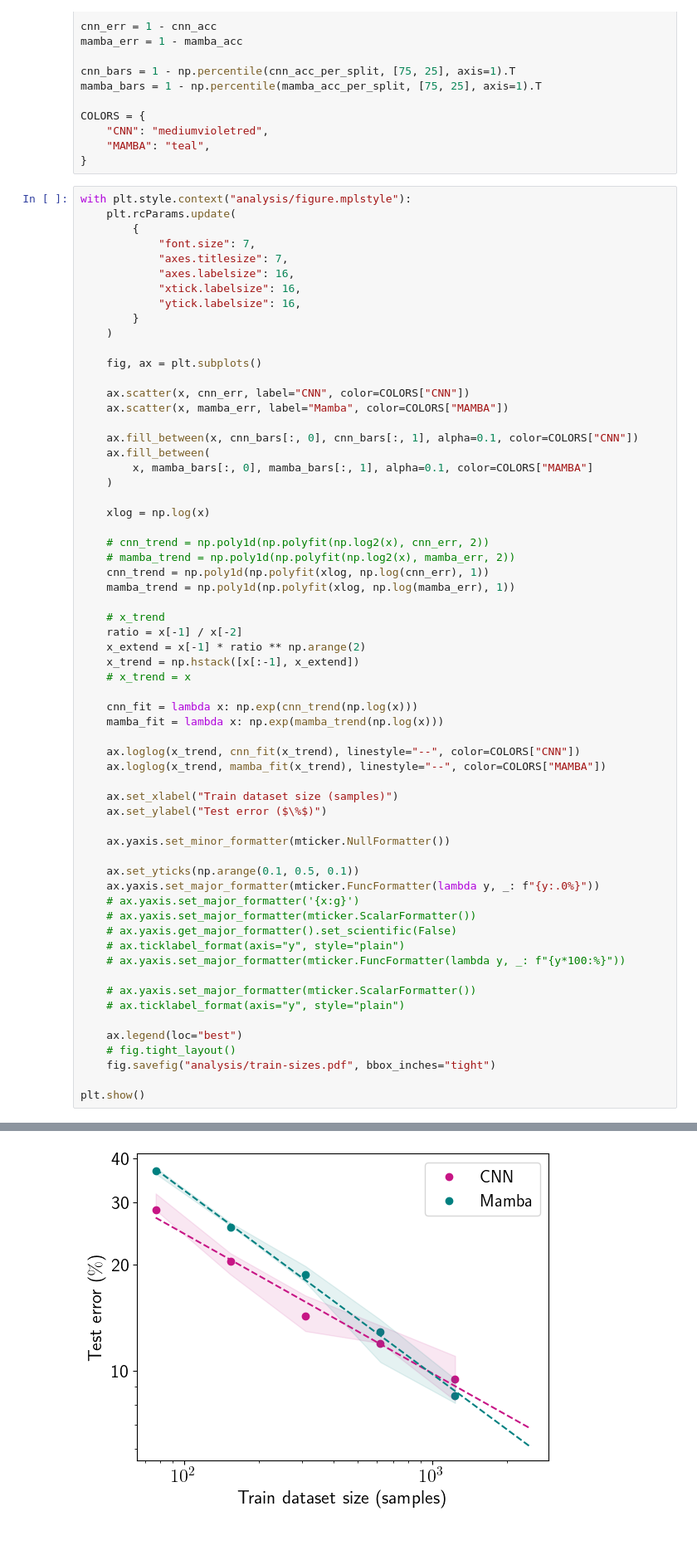
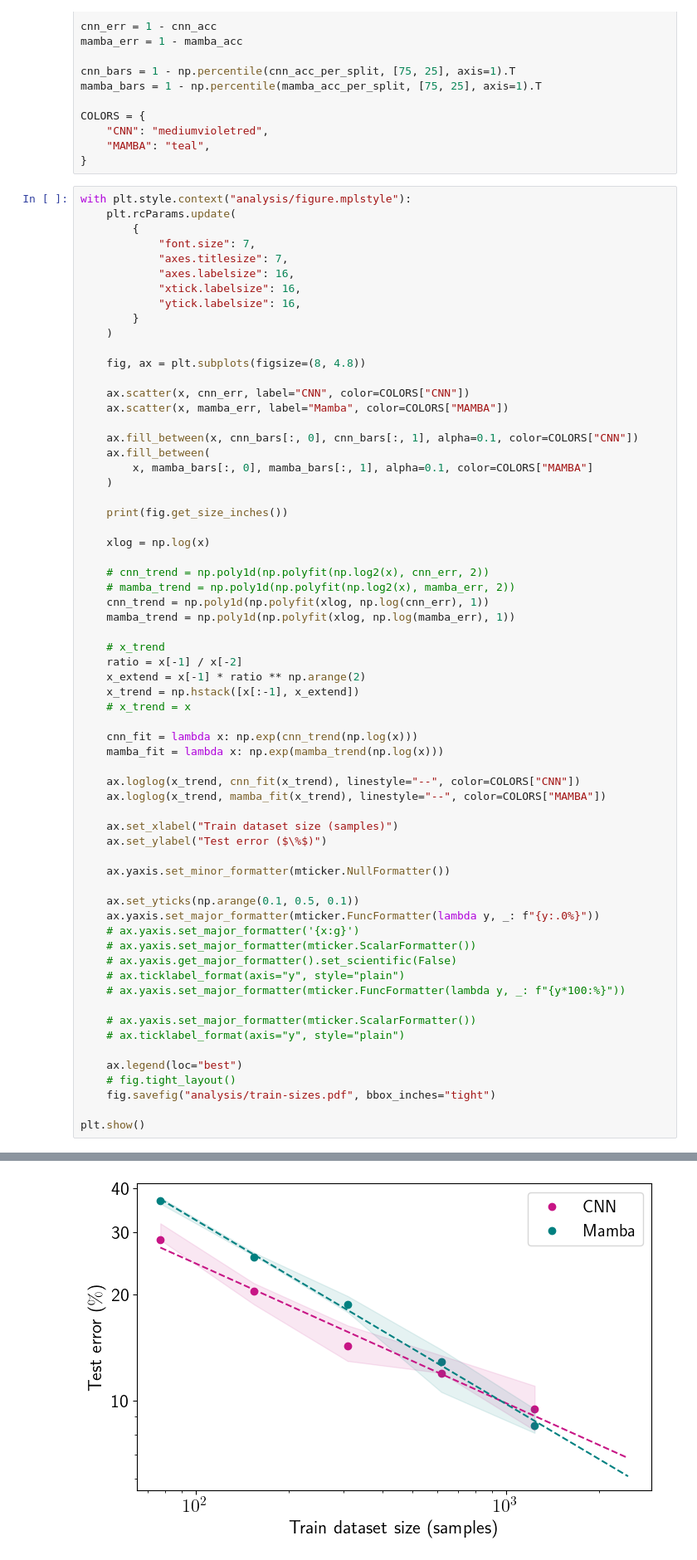
Before and after one commit to norlab-ulaval/BorealTC, a Jupyter notebook: analysis/train-size.ipynb, the cells around one changed output, grey strips where cells are left out. Shown at 83% size. Drawn from its saved outputs; the diff is of its cells as text.

Commit message:
Train sizes figure

```diff
--- a/analysis/train-size.ipynb
+++ b/analysis/train-size.ipynb
@@ -98,7 +98,7 @@ with plt.style.context("analysis/figure.mplstyle"):
         }
     )
 
-    fig, ax = plt.subplots()
+    fig, ax = plt.subplots(figsize=(8, 4.8))
 
     ax.scatter(x, cnn_err, label="CNN", color=COLORS["CNN"])
     ax.scatter(x, mamba_err, label="Mamba", color=COLORS["MAMBA"])
@@ -107,6 +107,8 @@ with plt.style.context("analysis/figure.mplstyle"):
     ax.fill_between(
         x, mamba_bars[:, 0], mamba_bars[:, 1], alpha=0.1, color=COLORS["MAMBA"]
     )
+
+    print(fig.get_size_inches())
 
     xlog = np.log(x)
 
@@ -152 +155 @@ plt.show()
-[figure, old version]
+[figure, new version]
```
Also changed, not shown: parts of 1 cell of this notebook, 1 other file.
